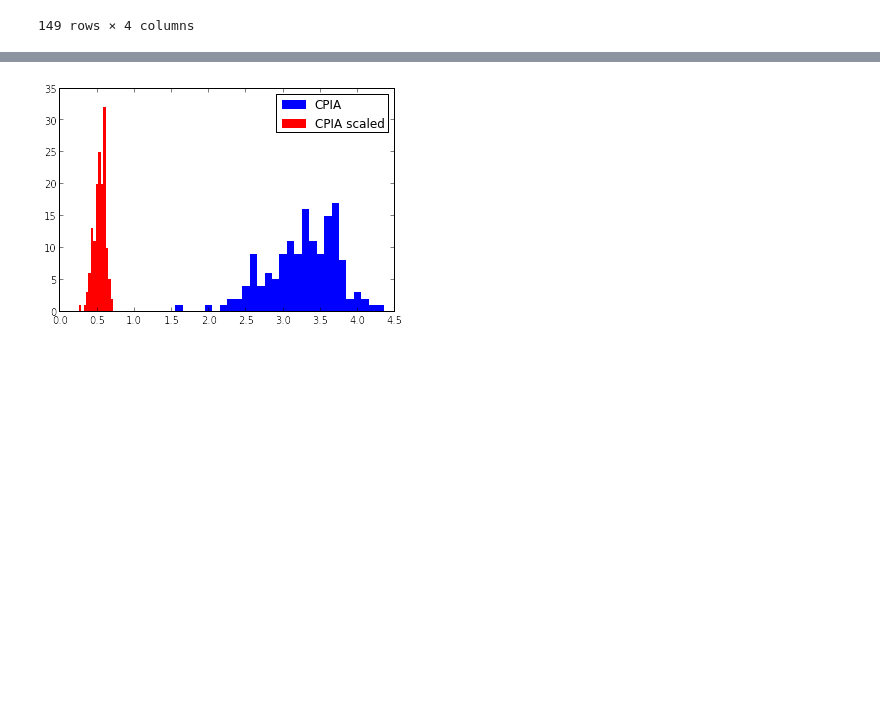
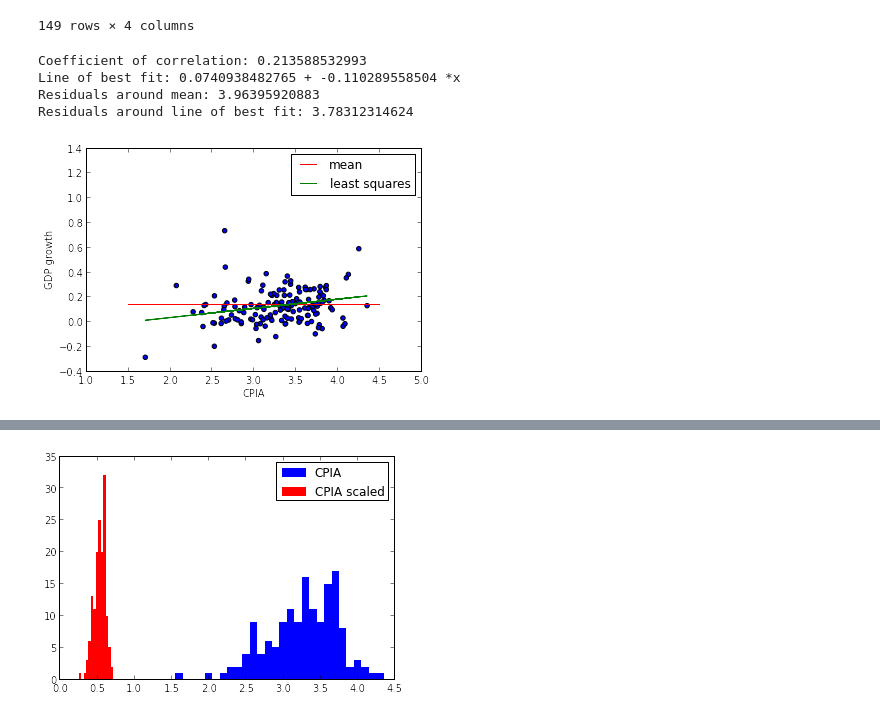
Before and after one commit to rachelboy/RAD, a Jupyter notebook: RAD_table_2.ipynb, the cells around one changed output, grey strips where cells are left out. Drawn from its saved outputs; the diff is of its cells as text; code cells hidden in the pictures; blank space fills up the shorter version.

Commit message:
adding in correlation exploration

```diff
--- a/RAD_table_2.ipynb
+++ b/RAD_table_2.ipynb
@@ -205,3 +206,42 @@ df
 | PNG | 3.115833 | 0.103798 | 308296.120600 | 1363.462746 |
 | PNG | 3.195000 | 0.225993 | 357555.386633 | 1504.987270 |
 149 rows × 4 columns
+# %%
+#Wow! So many numbers! What do we DO with them all?
+#Let's look at them first . We're looking for relationships to growth, so let's start there.
+
+def residuals(guess,actual):
+    res = 0
+    for y1,y2 in zip(guess,actual):
+        res += (y1-y2)**2
+    return res
+
+#we'll plot the values against each other
+xs, ys = df["CPIA"].values, df["GDP growth"].values
+pp.scatter(xs, ys)
+pp.ylabel("GDP growth")
+pp.xlabel("CPIA")
+#And we'll get the correlation coefficient
+print "Coefficient of correlation:", np.corrcoef(xs, ys)[0,1]
+
+#And let's look at how well a line could fit it
+mean = np.mean(ys)
+pp.plot([1.5,4.5],[mean,mean],color = "red",label = "mean")
+
+coefs = np.lib.polyfit(xs,ys,1)
+fit_ys = np.lib.polyval(coefs, xs)
+print "Line of best fit:", coefs[0], "+", coefs[1], "*x"
+pp.plot(xs,fit_ys, color="green",label = "least squares")
+pp.legend()
+
+resd_guess = residuals([mean]*len(ys),ys)
+resd_fit = residuals(fit_ys,ys)
+
+print "Residuals around mean:",resd_guess
+print "Residuals around line of best fit:", resd_fit
+# %% [output]
+Coefficient of correlation: 0.213588532993
+Line of best fit: 0.0740938482765 + -0.110289558504 *x
+Residuals around mean: 3.96395920883
+Residuals around line of best fit: 3.78312314624
+[figure, added]
```
Also changed, not shown: parts of 14 cells of this notebook.
